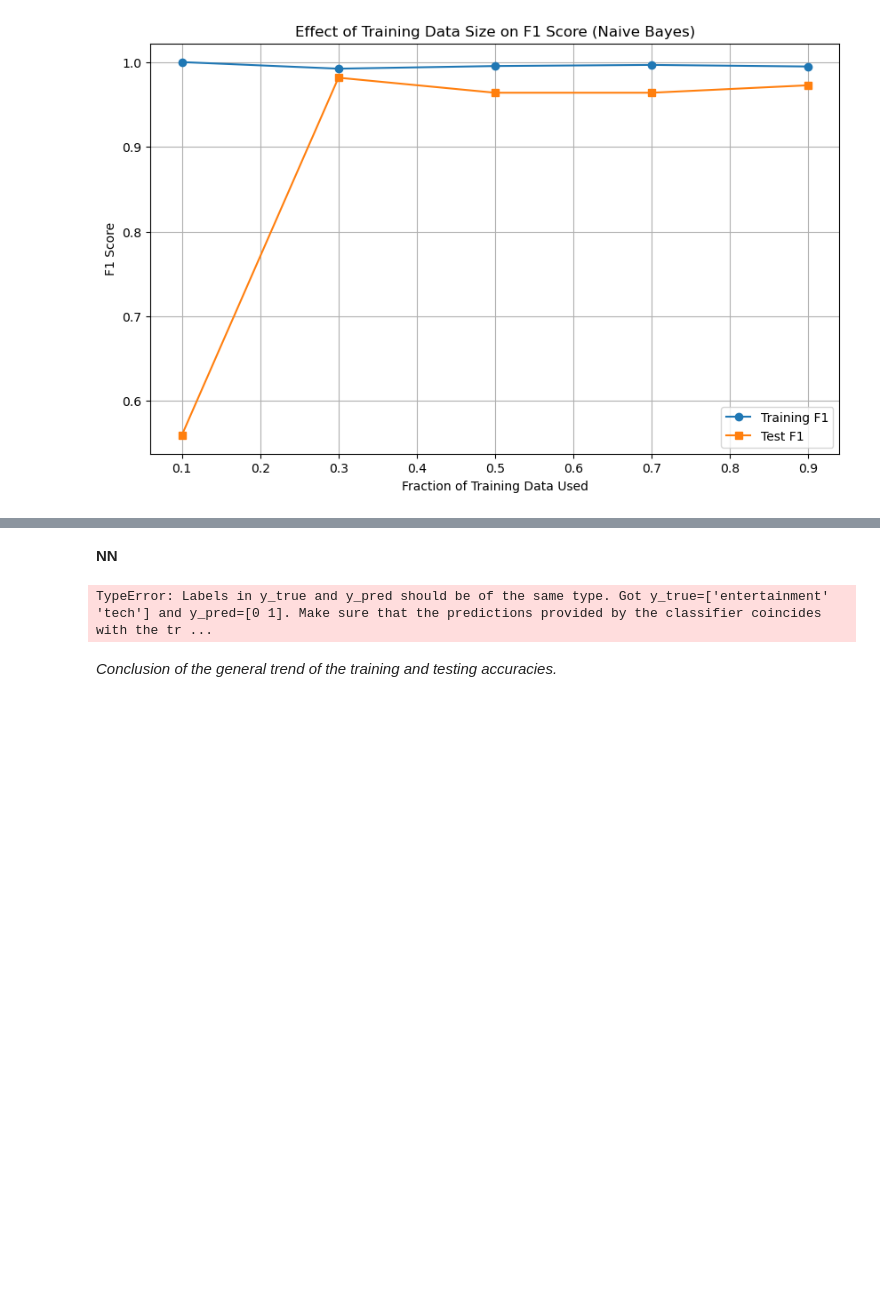
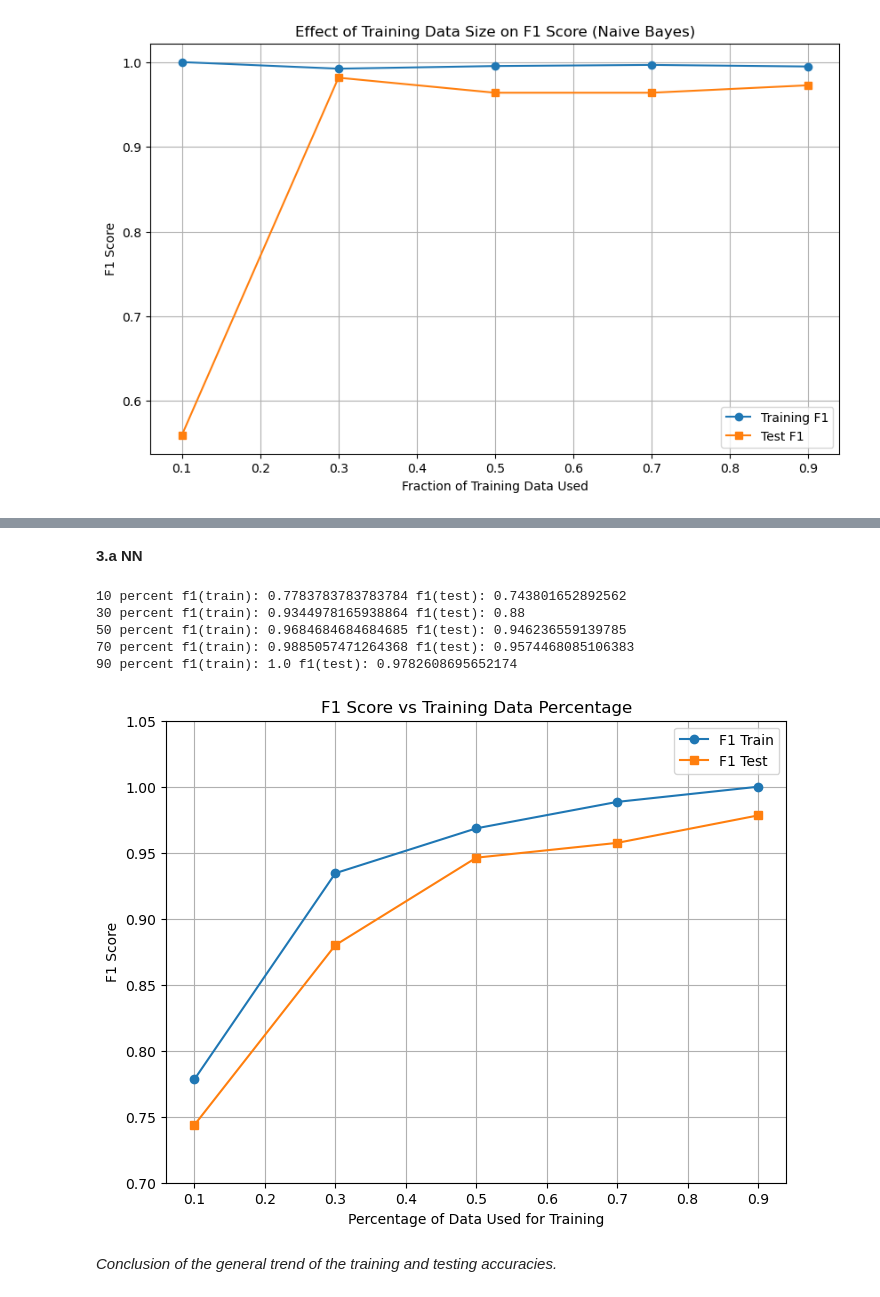
Before and after one commit to timsinyakov/361ass3, a Jupyter notebook: assignment3.ipynb, the cells around one changed output, grey strips where cells are left out. Drawn from its saved outputs; the diff is of its cells as text; code cells hidden in the pictures; blank space fills up the shorter version.

```diff
--- a/assignment3.ipynb
+++ b/assignment3.ipynb
@@ -703,7 +848,6 @@ Test F1 Scores: [0.5598224362778794, 0.981533356484161, 0.9638019282521352, 0.96
 # %% [markdown]
-**NN**
+**3.a NN**
 # %%
-# NN
 def mportion_nn(x_train, y_train, unit_size, m): #This returns a model for which you can predict upon input of testing datas.
     n = int(x_train.shape[0] * m)
     x_train = x_train[:n]
@@ -713,7 +857,7 @@ def mportion_nn(x_train, y_train, unit_size, m): #This returns a model for which
     x = scaler.transform(x_train)
     y = y_train
     clf = MLPClassifier(hidden_layer_sizes=(unit_size,), activation='relu', solver='adam', max_iter=1, random_state=1, warm_start=True)
-    clf.fit(x, y_train) #initialise weight here
+    clf.fit(x, y) #initialise weight here
     rng = np.random.RandomState(1)
     clf.coefs_[0] = rng.uniform(0, 0.1, size=clf.coefs_[0].shape) #deliberately initialise weight again from 0 to 0.1
     clf.max_iter=100
@@ -730,21 +874,42 @@ clf70, scaler70 = mportion_nn(x_train, y_train, 20, 0.7)
 clf90, scaler90 = mportion_nn(x_train, y_train, 20, 0.9)
 
 input10train, input10test = scaler10.transform(x_train), scaler10.transform(x_test)
+print("10 percent f1(train):", f1_score(y_train, clf10.predict(input10train)), "f1(test):", f1_score(y_test, clf10.predict(input10test)))
 input30train, input30test = scaler30.transform(x_train), scaler30.transform(x_test)
+print("30 percent f1(train):", f1_score(y_train, clf30.predict(input30train)), "f1(test):", f1_score(y_test, clf30.predict(input30test)))
 input50train, input50test = scaler50.transform(x_train), scaler50.transform(x_test)
+print("50 percent f1(train):", f1_score(y_train, clf50.predict(input50train)), "f1(test):", f1_score(y_test, clf50.predict(input50test)))
 input70train, input70test = scaler70.transform(x_train), scaler70.transform(x_test)
+print("70 percent f1(train):", f1_score(y_train, clf70.predict(input70train)), "f1(test):", f1_score(y_test, clf70.predict(input70test)))
 input90train, input90test = scaler90.transform(x_train), scaler90.transform(x_test)
-
-
-
-
-print("10 percent f1(train):", f1_score(y_train, clf10.predict(input10train)), "f1(test):", f1_score(y_test, clf10.predict(input10test)))
-print("30 percent f1(train):", f1_score(y_train, clf30.predict(input30train)), "f1(test):", f1_score(y_test, clf30.predict(input30test)))
-print("50 percent f1(train):", f1_score(y_train, clf50.predict(input50train)), "f1(test):", f1_score(y_test, clf50.predict(input50test)))
-print("70 percent f1(train):", f1_score(y_train, clf70.predict(input70train)), "f1(test):", f1_score(y_test, clf70.predict(input70test)))
 print("90 percent f1(train):", f1_score(y_train, clf90.predict(input90train)), "f1(test):", f1_score(y_test, clf90.predict(input90test)))
 # %% [output]
-TypeError: Labels in y_true and y_pred should be of the same type. Got y_true=['entertainment' 'tech'] and y_pred=[0 1]. Make sure that the predictions provided by the classifier coincides with the tr ...
+10 percent f1(train): 0.7783783783783784 f1(test): 0.743801652892562
+30 percent f1(train): 0.9344978165938864 f1(test): 0.88
+50 percent f1(train): 0.9684684684684685 f1(test): 0.946236559139785
+70 percent f1(train): 0.9885057471264368 f1(test): 0.9574468085106383
+90 percent f1(train): 1.0 f1(test): 0.9782608695652174
+# %%
+f1train = [0.7783783783783784, 0.9344978165938864, 0.9684684684684685, 0.9885057471264368, 1.0]
+f1test = [0.743801652892562, 0.88, 0.946236559139785, 0.9574468085106383, 0.9782608695652174]
+percentage = [0.1, 0.3, 0.5, 0.7, 0.9]
+
+plt.figure(figsize=(8, 6))
+plt.plot(percentage, f1train, marker='o', label='F1 Train')
+plt.plot(percentage, f1test, marker='s', label='F1 Test')
+
+# Labels and title
+plt.xlabel("Percentage of Data Used for Training")
+plt.ylabel("F1 Score")
+plt.title("F1 Score vs Training Data Percentage")
+plt.ylim(0.7, 1.05)
+plt.grid(True)
+plt.legend()
+
+# Show the plot
+plt.show()
+# %% [output]
+[figure, added]
 # %% [markdown]
 
 *Conclusion of the general trend of the training and testing accuracies.*
```
Also changed, not shown: parts of 24 cells of this notebook.
